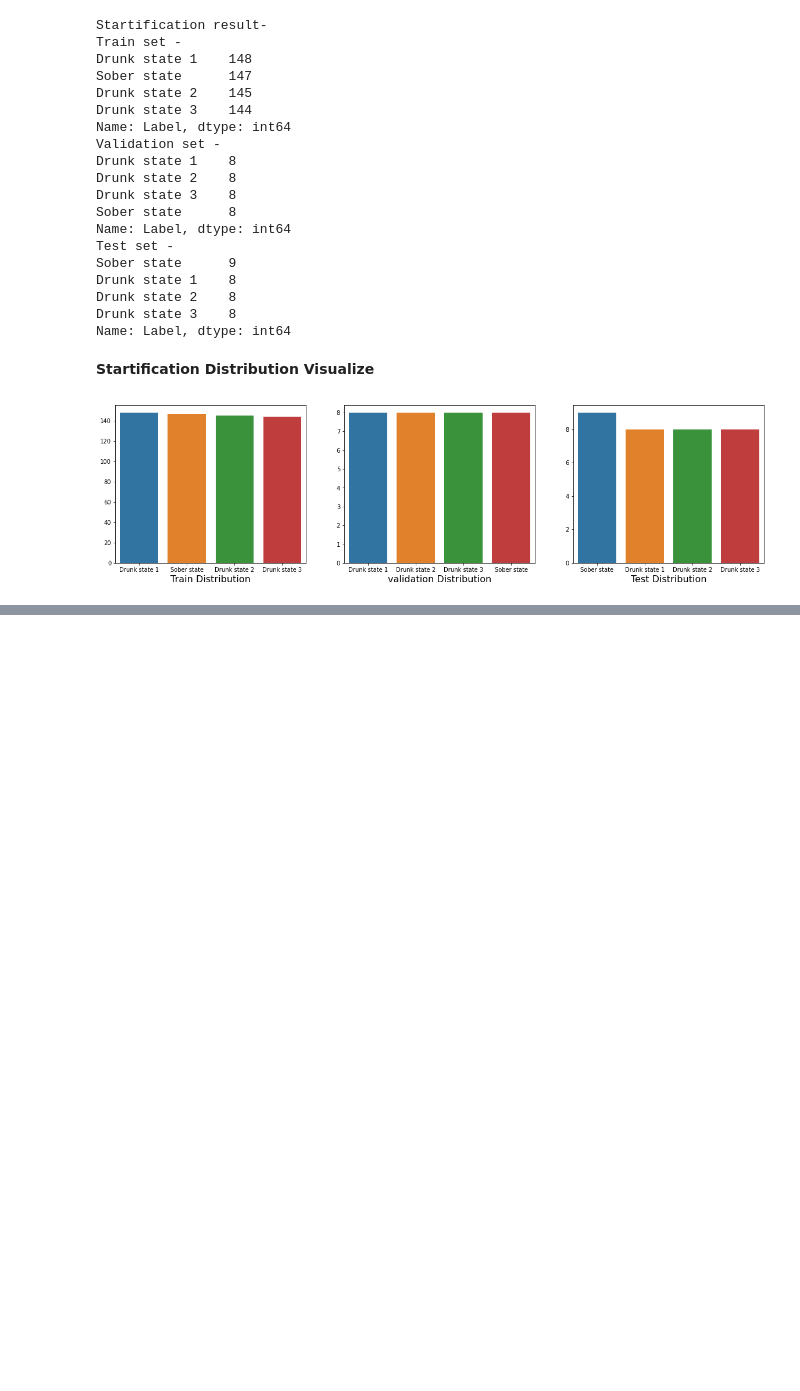
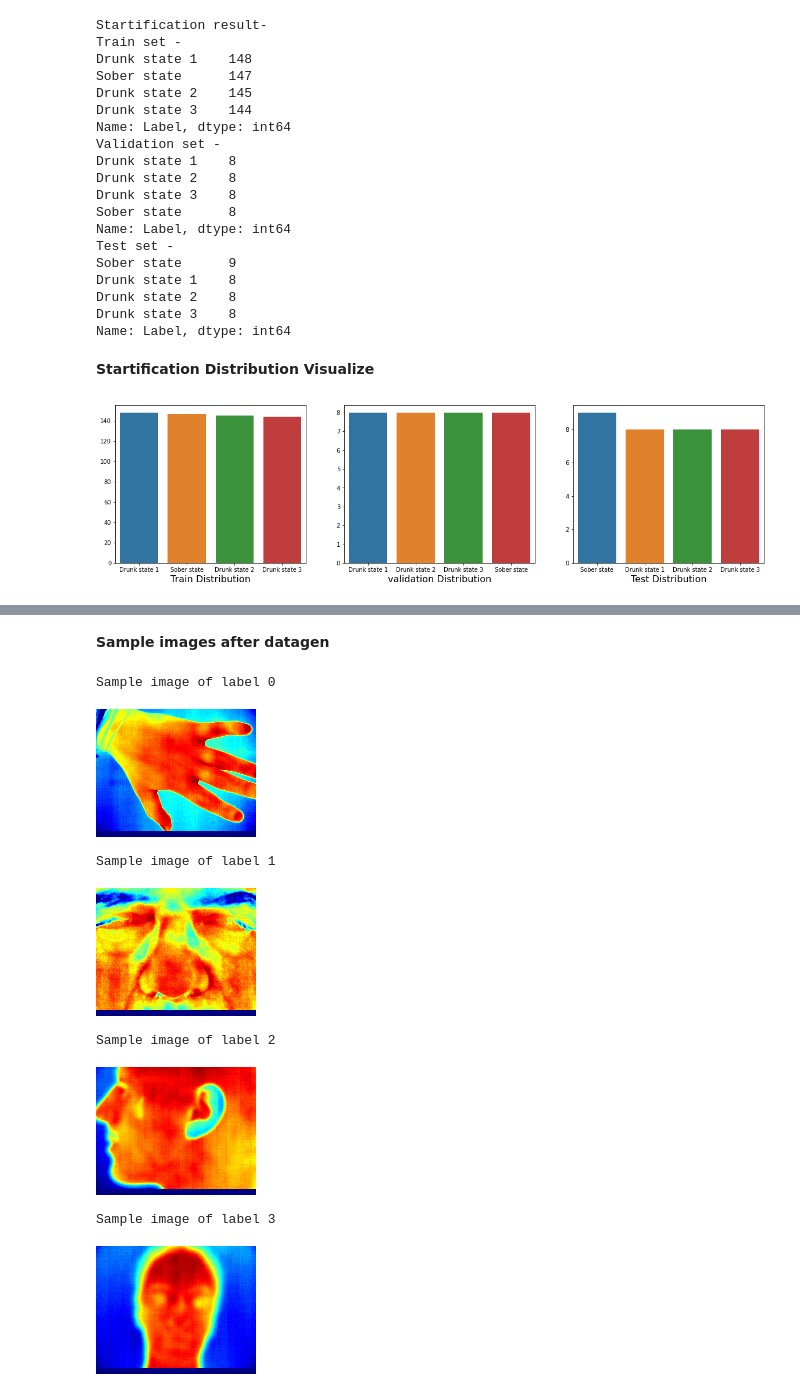
Before and after one commit to sayan0506/Deep-Learning-for-Drunks-Detection-with-Infrared-Camera, a Jupyter notebook: Deep_Learning_for_Multi_Class_Drunks_Detection_with_Infrared_Camera.ipynb, the cells around one changed output, grey strips where cells are left out. Cells and saved outputs as stored; diff of their text form; code cells hidden in the pictures; blank space fills up the shorter version.

```diff
--- a/Deep_Learning_for_Multi_Class_Drunks_Detection_with_Infrared_Camera.ipynb
+++ b/Deep_Learning_for_Multi_Class_Drunks_Detection_with_Infrared_Camera.ipynb
@@ -438,0 +521,7 @@ dtype('uint8')
+# %%
+# train data conversion
+x_train, y_train = np.array(x_train), np.array(y_train, dtype=np.int32)
+# valid data conversion
+x_valid, y_valid = np.array(x_valid), np.array(y_valid, dtype=np.int32)
+# test data conversion
+x_test, y_test = np.array(x_test), np.array(y_test, dtype=np.int32)
@@ -438,0 +558,3 @@ dtype('uint8')
+# %%
+# define batch size based on which datagen will prepare the data
+batch_size = 32
@@ -438,0 +617,45 @@ dtype('uint8')
+# %% [markdown]
+**Sample images after datagen**
+# %%
+def img_label_samples(train_generator, class_count = 4):
+  '''
+  Fetches 1st sample of each class from 0 to 61
+  Along with the class label or id
+  Takes total class samples to be visualized
+  Batch count as attributes
+  '''
+  # total batches in the train datagenerator
+  batch_count = len(train_generator)
+  # image list initialization
+  img_list = []
+  # labels list
+  labels = []
+
+  for cls in range(class_count):
+    for batch in range(batch_count):
+      # traversing through image label or class id
+      # O-> Batch, 1-> Class(for 1, 0 for image), 2-> Index of each image in the batch(0 to 31)
+      for i, j in enumerate(train_generator[batch][1][:]):
+        if int(j)==cls:
+          img_list.append(train_generator[batch][0][i])
+          labels.append(int(j))
+          break
+      if int(j) == cls:
+        break
+  return img_list, labels
+# %%
+# obtain sample image and label list from train_generator
+img_list, labels = img_label_samples(train_generator)
+
+for sample_img, sample_label in zip(img_list, labels):
+  print(f'Sample image of label {sample_label}')
+  cv2_imshow(sample_img)
+# %% [output]
+Sample image of label 0
+[figure, added]
+Sample image of label 1
+[figure, added]
+Sample image of label 2
+[figure, added]
+Sample image of label 3
+[figure, added]
```
Also changed, not shown: parts of 25 cells of this notebook.
